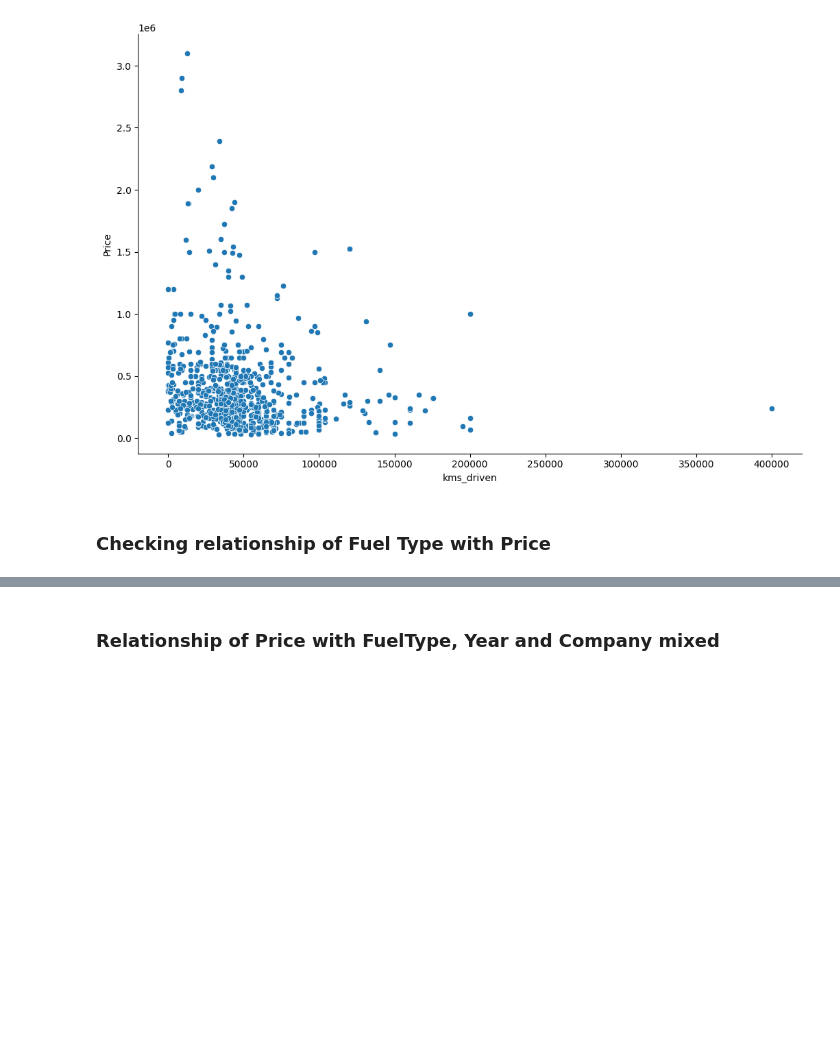
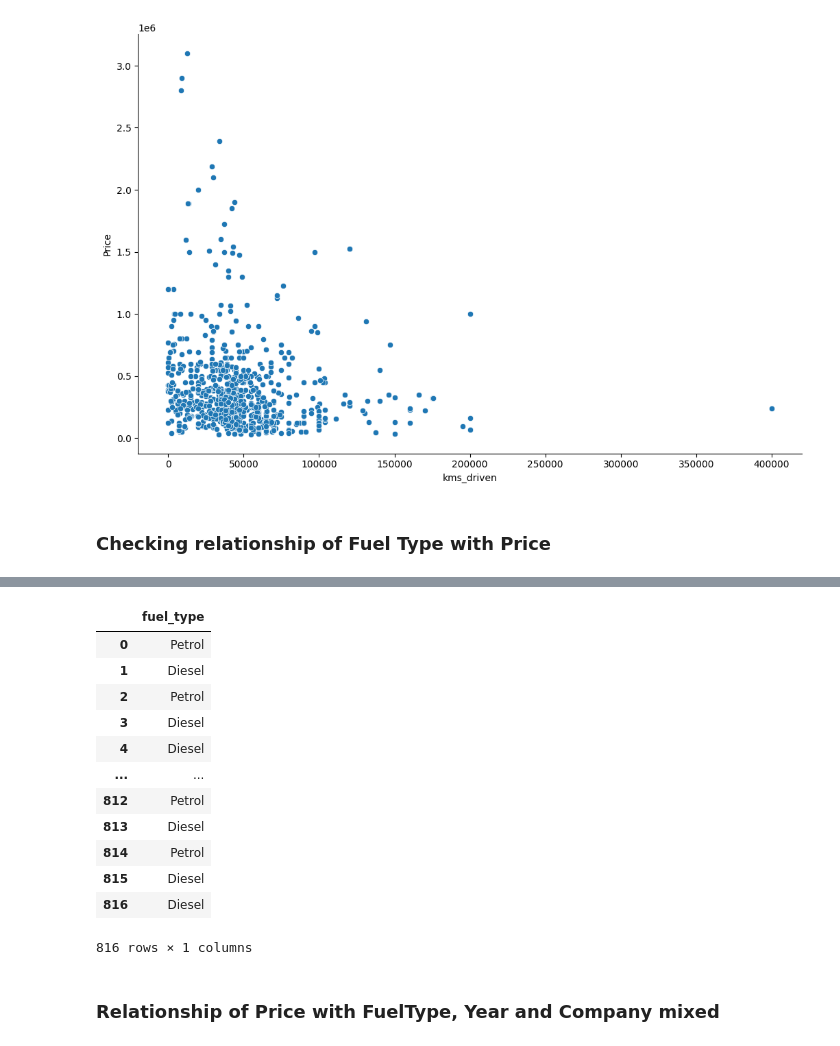
Before and after one commit to JunaidAli-08/Car-Price-Prediction-main, a Jupyter notebook: car-pred.ipynb, the cells around one changed output, grey strips where cells are left out. Cells and saved outputs as stored; diff of their text form; code cells hidden in the pictures; blank space fills up the shorter version.

```diff
--- a/car-pred.ipynb
+++ b/car-pred.ipynb
@@ -258,3 +261,19 @@ sns.boxplot(x='fuel_type',y='Price',data=df)
+# %%
+df[["fuel_type"]]
+# %% [output]
+|  | fuel_type |
+| 0 | Petrol |
+| 1 | Diesel |
+| 2 | Petrol |
+| 3 | Diesel |
+| 4 | Diesel |
+| ... | ... |
+| 812 | Petrol |
+| 813 | Diesel |
+| 814 | Petrol |
+| 815 | Diesel |
+| 816 | Diesel |
+816 rows × 1 columns
 # %% [markdown]
 ### Relationship of Price with FuelType, Year and Company mixed
 # %%
```
Also changed, not shown: parts of 14 cells of this notebook, 2 other files.
